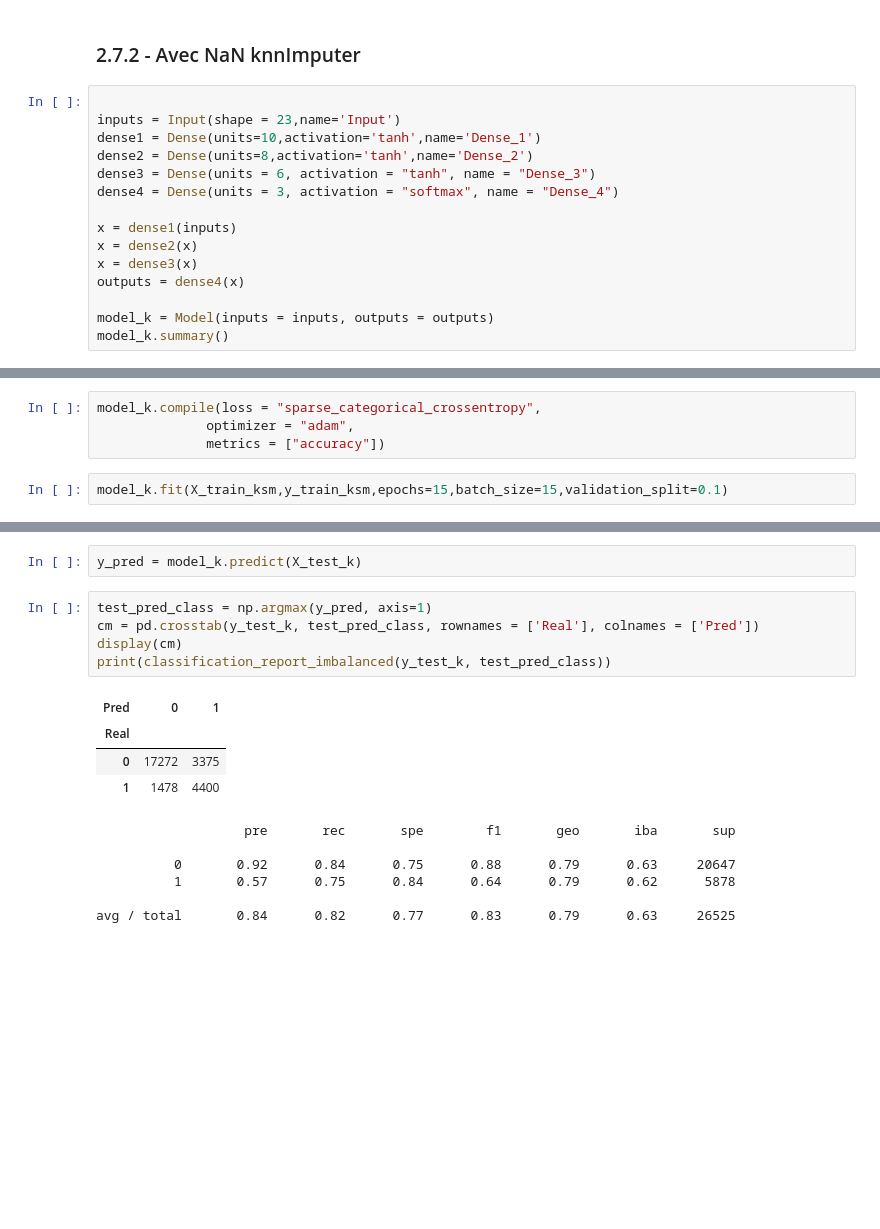
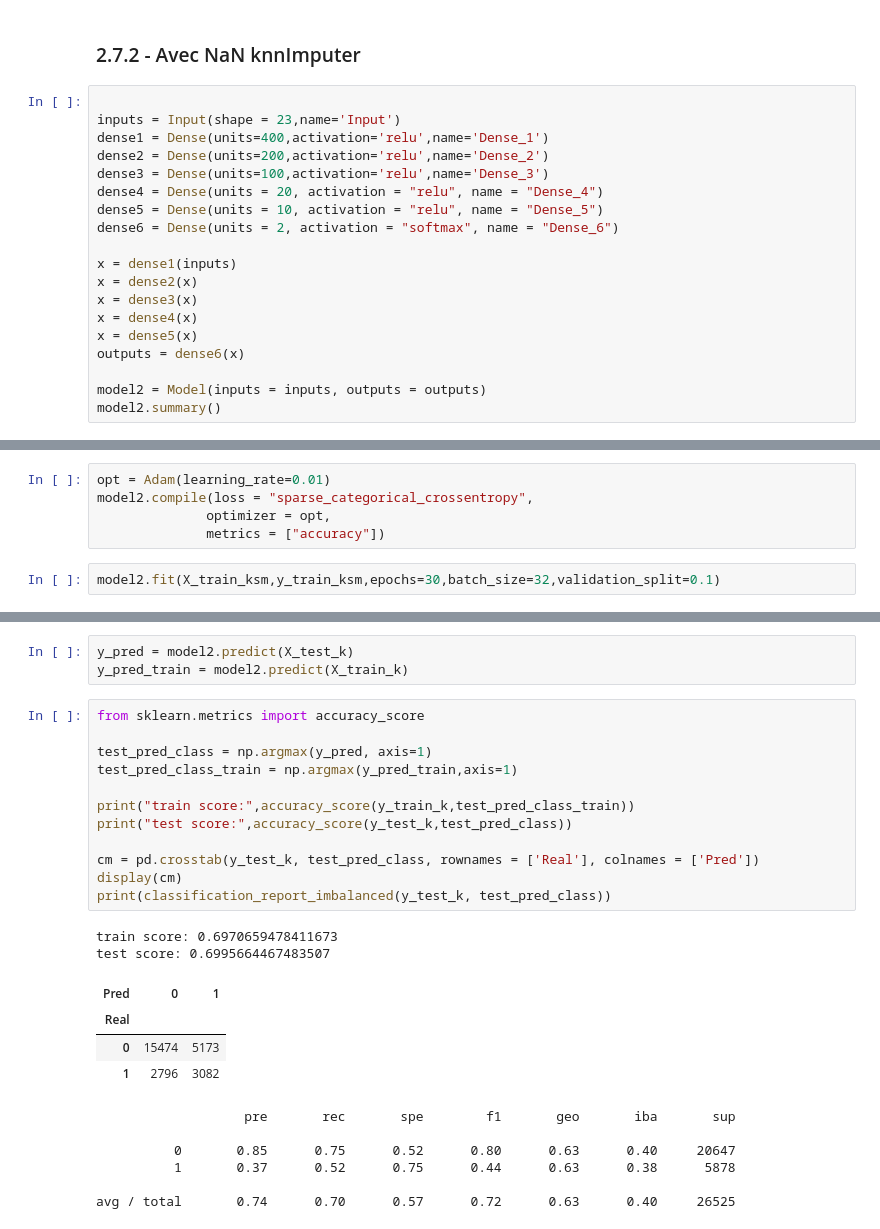
Before and after one commit to Romainpf/RainTomorrw, a Jupyter notebook: fev22_bds_meteo_V4.1.ipynb, the cells around one changed output, grey strips where cells are left out. Drawn from its saved outputs; the diff is of its cells as text; blank space fills up the shorter version.

```diff
--- a/fev22_bds_meteo_V4.1.ipynb
+++ b/fev22_bds_meteo_V4.1.ipynb
@@ -1559,16 +1575,20 @@ avg / total       0.84      0.81      0.77      0.82      0.79      0.63     262
 # %%
 
 inputs = Input(shape = 23,name='Input')
-dense1 = Dense(units=10,activation='tanh',name='Dense_1')
-dense2 = Dense(units=8,activation='tanh',name='Dense_2')
-dense3 = Dense(units = 6, activation = "tanh", name = "Dense_3")
-dense4 = Dense(units = 3, activation = "softmax", name = "Dense_4")
+dense1 = Dense(units=400,activation='relu',name='Dense_1')
+dense2 = Dense(units=200,activation='relu',name='Dense_2')
+dense3 = Dense(units=100,activation='relu',name='Dense_3')
+dense4 = Dense(units = 20, activation = "relu", name = "Dense_4")
+dense5 = Dense(units = 10, activation = "relu", name = "Dense_5")
+dense6 = Dense(units = 2, activation = "softmax", name = "Dense_6")
 
 x = dense1(inputs)
 x = dense2(x)
 x = dense3(x)
-outputs = dense4(x)
+x = dense4(x)
+x = dense5(x)
+outputs = dense6(x)
 
-model_k = Model(inputs = inputs, outputs = outputs)
-model_k.summary()
+model2 = Model(inputs = inputs, outputs = outputs)
+model2.summary()
 # %% [output]
@@ -1592,9 +1610,10 @@ Trainable params: 403
 Non-trainable params: 0
 _________________________________________________________________
 # %%
-model_k.compile(loss = "sparse_categorical_crossentropy",
-              optimizer = "adam",
+opt = Adam(learning_rate=0.01)
+model2.compile(loss = "sparse_categorical_crossentropy",
+              optimizer = opt,
               metrics = ["accuracy"])
 # %%
-model_k.fit(X_train_ksm,y_train_ksm,epochs=15,batch_size=15,validation_split=0.1)
+model2.fit(X_train_ksm,y_train_ksm,epochs=30,batch_size=32,validation_split=0.1)
 # %% [output]
@@ -1618,21 +1637,31 @@ Epoch 15/15
 <keras.callbacks.History at 0x...>
 # %%
-y_pred = model_k.predict(X_test_k)
+y_pred = model2.predict(X_test_k)
+y_pred_train = model2.predict(X_train_k)
 # %%
+from sklearn.metrics import accuracy_score
+
 test_pred_class = np.argmax(y_pred, axis=1)
+test_pred_class_train = np.argmax(y_pred_train,axis=1)
+
+print("train score:",accuracy_score(y_train_k,test_pred_class_train))
+print("test score:",accuracy_score(y_test_k,test_pred_class))
+
 cm = pd.crosstab(y_test_k, test_pred_class, rownames = ['Real'], colnames = ['Pred'])
 display(cm)
 print(classification_report_imbalanced(y_test_k, test_pred_class))
 # %% [output]
+train score: 0.6970659478411673
+test score: 0.6995664467483507
 | Pred | 0 | 1 |
 | Real |  |  |
-| 0 | 17272 | 3375 |
-| 1 | 1478 | 4400 |
+| 0 | 15474 | 5173 |
+| 1 | 2796 | 3082 |
-                   pre       rec       spe        f1       geo       iba       sup
-
-          0       0.92      0.84      0.75      0.88      0.79      0.63     20647
-          1       0.57      0.75      0.84      0.64      0.79      0.62      5878
-
-avg / total       0.84      0.82      0.77      0.83      0.79      0.63     26525
+                   pre       rec       spe        f1       geo       iba       sup
+
+          0       0.85      0.75      0.52      0.80      0.63      0.40     20647
+          1       0.37      0.52      0.75      0.44      0.63      0.38      5878
+
+avg / total       0.74      0.70      0.57      0.72      0.63      0.40     26525
 # %% [markdown]
 # Conclusion
```
Also changed, not shown: parts of 12 cells of this notebook.
